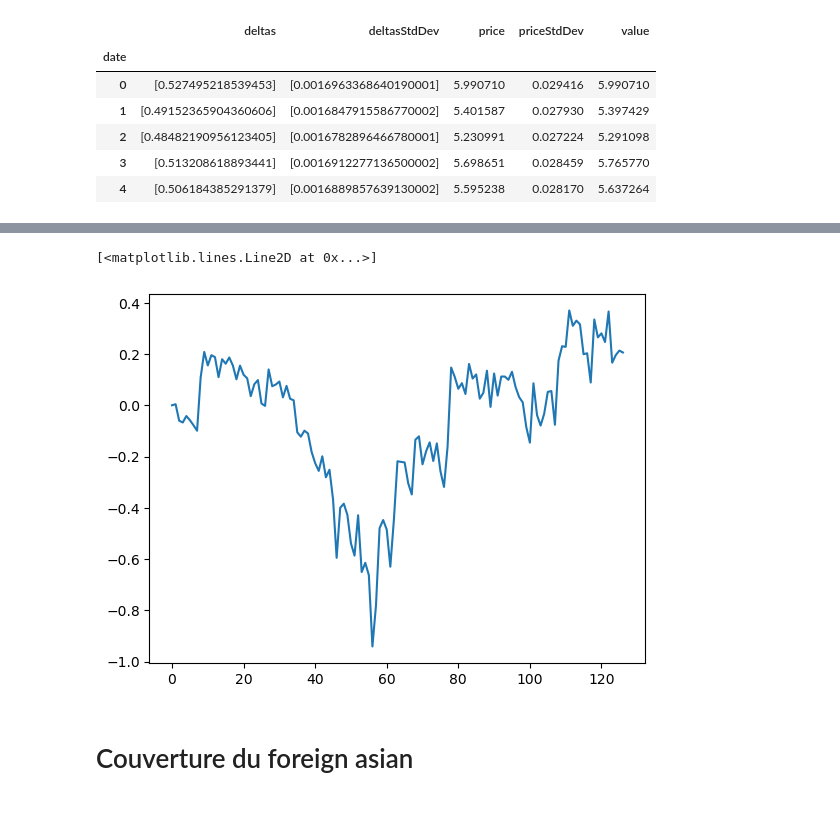
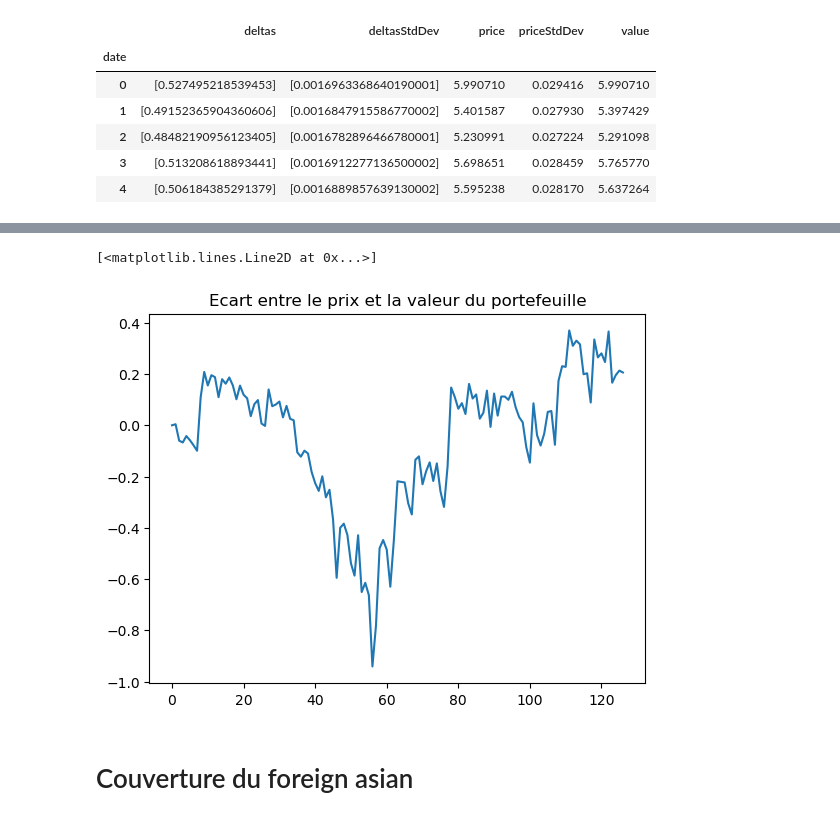
Before and after one commit to ZacharyZbr/pricer, a Jupyter notebook: Analyse de courverture.ipynb, the cells around one changed output, grey strips where cells are left out. Saved outputs shown, nothing was run; the diff lists cells and outputs as text; code cells hidden in the pictures.

```diff
--- a/Analyse de courverture.ipynb
+++ b/Analyse de courverture.ipynb
@@ -72,8 +89,9 @@ df_call_currency.head()
 # %%
+plt.title("Ecart entre le prix et la valeur du portefeuille")
 plt.plot(df_call_currency["price"] - df_call_currency["value"])
 # %% [output]
 [<matplotlib.lines.Line2D at 0x...>]
-[figure, old version]
+[figure, new version]
 # %%
 price = np.array(df_call_currency["price"])
 value = np.array(df_call_currency["value"])
```
Also changed, not shown: parts of 17 cells of this notebook, 2 other files.
